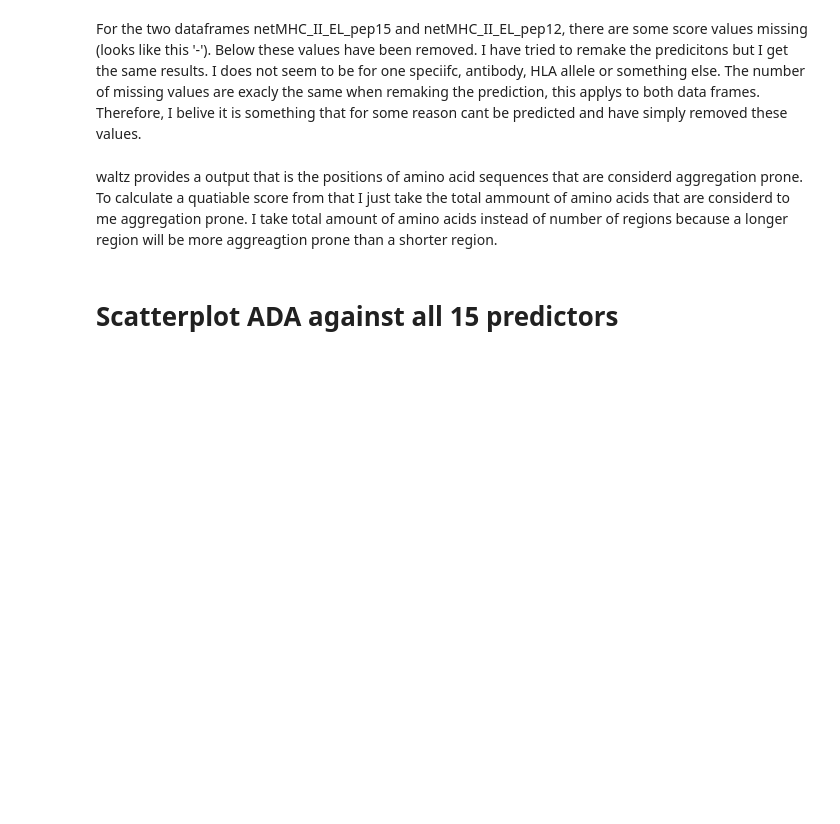
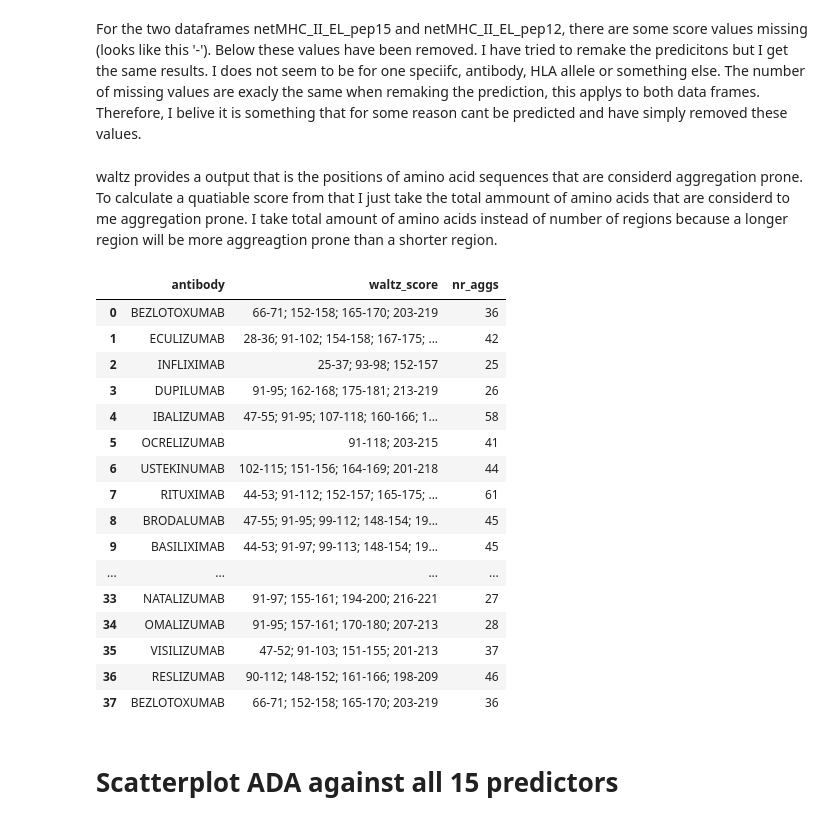
Before and after one commit to RebeckaAntonsson/Thesis, a Jupyter notebook: Immonogenecity_tool_testing/model_selection/Antibodies/AB_model_selection.ipynb, the cells around one changed output. Saved outputs shown, nothing was run; the diff lists cells and outputs as text; code cells hidden in the pictures; blank space fills up the shorter version.

```diff
--- a/Immonogenecity_tool_testing/model_selection/Antibodies/AB_model_selection.ipynb
+++ b/Immonogenecity_tool_testing/model_selection/Antibodies/AB_model_selection.ipynb
@@ -240,6 +239,26 @@ def sum_ranges(s):
     return total
 
 waltz['nr_aggs'] = waltz['waltz_score'].apply(sum_ranges)
+# %%
+waltz
+# %% [output]
+|  | antibody | waltz_score | nr_aggs |
+| 0 | BEZLOTOXUMAB | 66-71; 152-158; 165-170; 203-219 | 36 |
+| 1 | ECULIZUMAB | 28-36; 91-102; 154-158; 167-175; ... | 42 |
+| 2 | INFLIXIMAB | 25-37; 93-98; 152-157 | 25 |
+| 3 | DUPILUMAB | 91-95; 162-168; 175-181; 213-219 | 26 |
+| 4 | IBALIZUMAB | 47-55; 91-95; 107-118; 160-166; 1... | 58 |
+| 5 | OCRELIZUMAB | 91-118; 203-215 | 41 |
+| 6 | USTEKINUMAB | 102-115; 151-156; 164-169; 201-218 | 44 |
+| 7 | RITUXIMAB | 44-53; 91-112; 152-157; 165-175; ... | 61 |
+| 8 | BRODALUMAB | 47-55; 91-95; 99-112; 148-154; 19... | 45 |
+| 9 | BASILIXIMAB | 44-53; 91-97; 99-113; 148-154; 19... | 45 |
+| ... | ... | ... | ... |
+| 33 | NATALIZUMAB | 91-97; 155-161; 194-200; 216-221 | 27 |
+| 34 | OMALIZUMAB | 91-95; 157-161; 170-180; 207-213 | 28 |
+| 35 | VISILIZUMAB | 47-52; 91-103; 151-155; 201-213 | 37 |
+| 36 | RESLIZUMAB | 90-112; 148-152; 161-166; 198-209 | 46 |
+| 37 | BEZLOTOXUMAB | 66-71; 152-158; 165-170; 203-219 | 36 |
 # %%
 # join all the new dfs with the ADA dataframe. Based on the 'sequence name' in the new dfs and the 'antibody' column in the ADA df
 all_predictors_andADA = ADA
```
Also changed, not shown: parts of 9 cells of this notebook.
